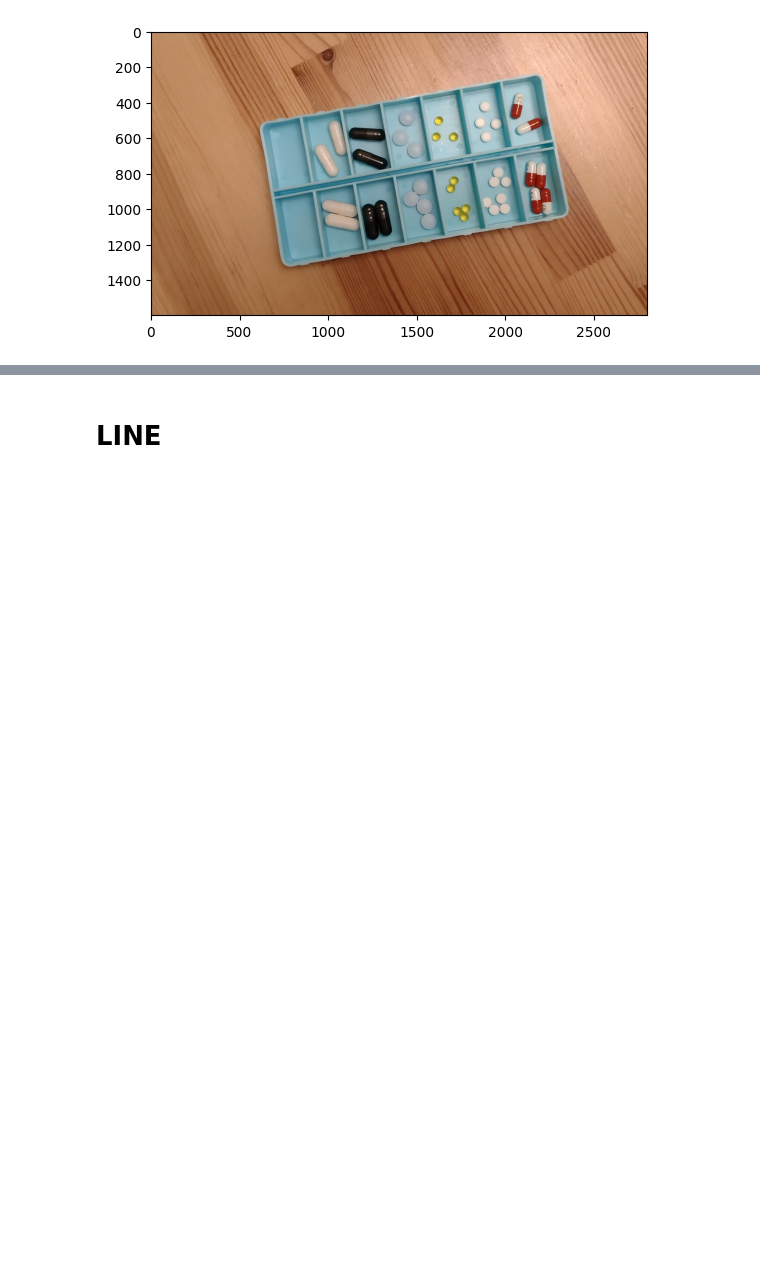
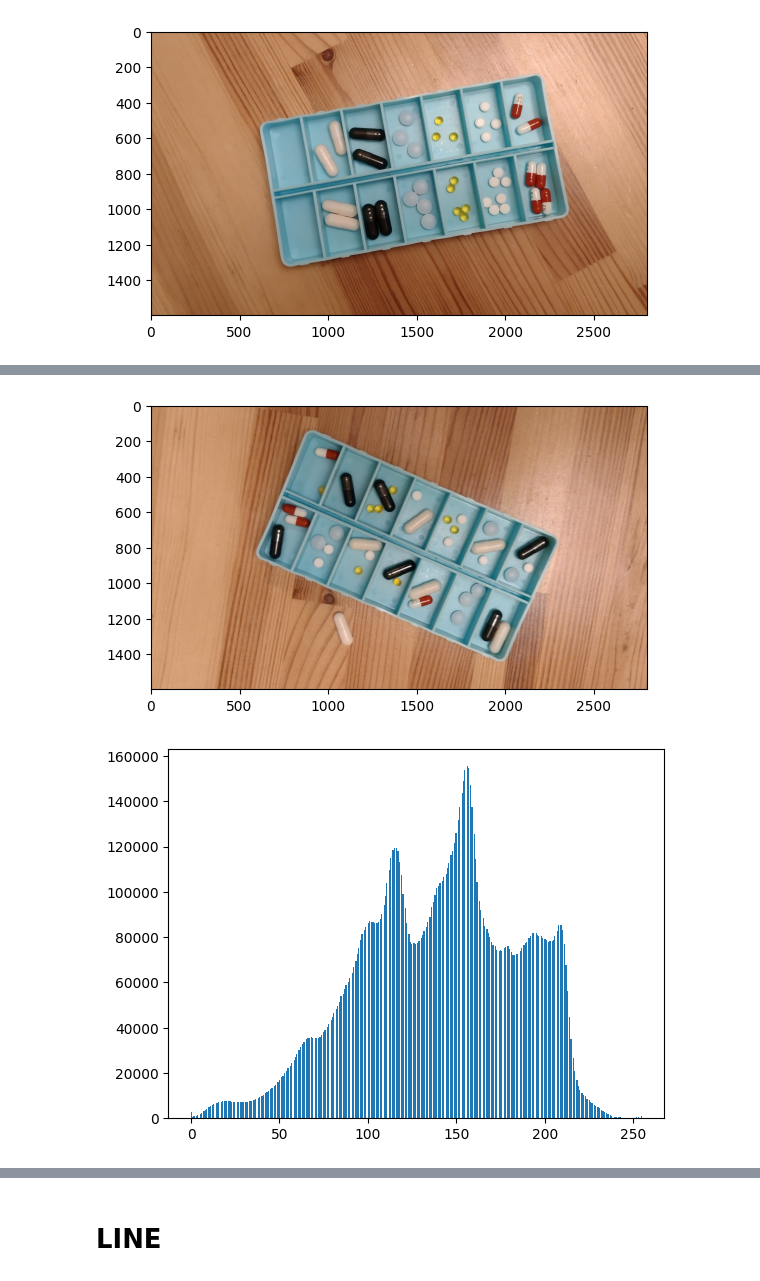
Before and after one commit to WitoldFracek/AiPOiV, a Jupyter notebook: Lab5/experiments.ipynb, the cells around one changed output, grey strips where cells are left out. Saved outputs shown, nothing was run; the diff lists cells and outputs as text; code cells hidden in the pictures; blank space fills up the shorter version.

```diff
--- a/Lab5/experiments.ipynb
+++ b/Lab5/experiments.ipynb
@@ -16,0 +37,13 @@ plt.show()
+# %%
+src = cv2.imread('calib.png')
+src = cv2.imread('test_line.png')
+# src = cv2.imread('test.png')
+plt.imshow(cv2.cvtColor(src, cv2.COLOR_BGR2RGB))
+plt.show()
+assert src is not None
+
+image = src.copy()
+plt.hist(image.flatten(), bins=365);
+# %% [output]
+[figure, added]
+[figure, added]
```
Also changed, not shown: parts of 9 cells of this notebook, 1 other file.
